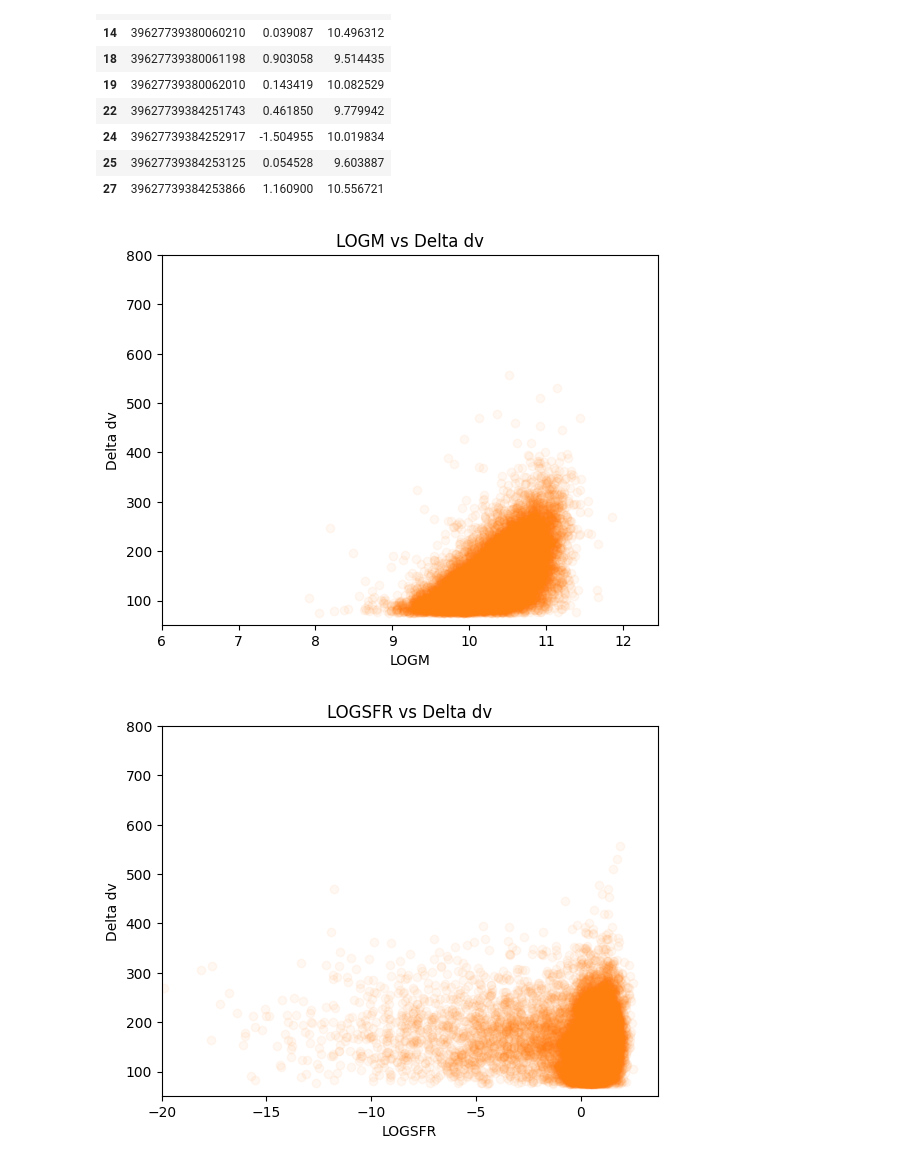
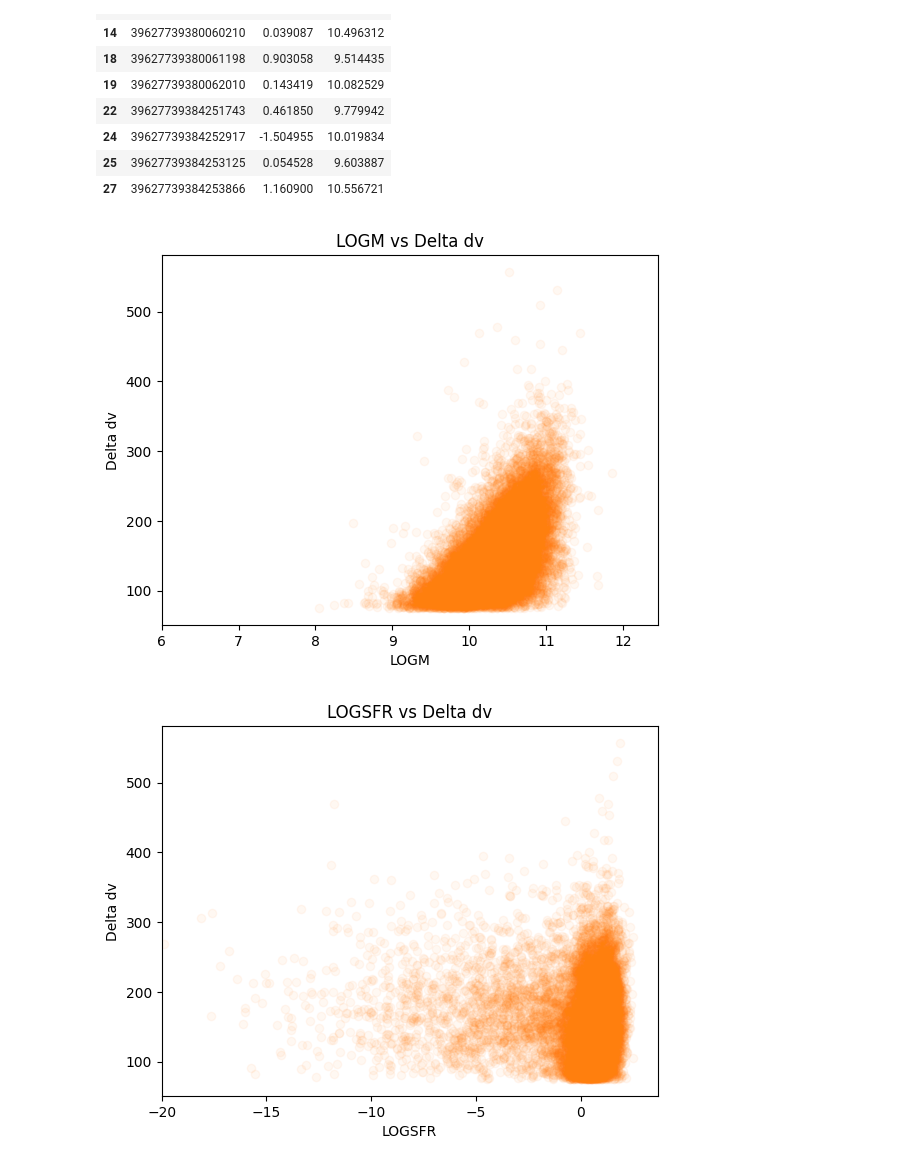
Before and after one commit to hyp0515/searching_inflow, a Jupyter notebook: analyze_dp.ipynb, the cells around one changed output. Saved outputs shown, nothing was run; the diff lists cells and outputs as text; code cells hidden in the pictures.

```diff
--- a/analyze_dp.ipynb
+++ b/analyze_dp.ipynb
@@ -224,7 +224,7 @@ color_data      = fits.open('/Users/hyp0515/data/0715_Spring_half_BGS_BRIGHT_cat
 cigale_data     = fits.open('/Users/hyp0515/data/IronPhysProp_v1.2_extracted.fits')
 fastspecfit     = fits.open('/Users/hyp0515/data/0715_Spring_half_BGS_BRIGHT_catalog_fastspecfit.fits')
 
-SPECTRA = Spectrum(spectra_data, color_data, cigale_data, fastspecfit, load_targetID=read_ids('dp_samples_ids.txt'))
+SPECTRA = Spectrum(spectra_data, cigale_data, fastspecfit, load_targetID=read_ids('dp_samples_ids.txt'))
 # %%
 display(SPECTRA.df[['TARGETID','LOGSFR', 'LOGM']].head(10))
 # %% [output]
@@ -271,22 +271,22 @@ plt.xlabel('LOGM')
 plt.ylabel('Delta dv')
 plt.title('LOGM vs Delta dv')
 plt.xlim(left=6)
-plt.ylim(top=800)
+# plt.ylim(top=800)
 # plt.savefig('./figures/Jan2/LOGM_vs_Delta_dv_dp_samples.png')
 plt.show()
 # %% [output]
-[figure, old version]
+[figure, new version]
 # %%
 plt.scatter(dp_sample['LOGSFR'], dp_sample['delta_dv'], alpha=0.05, color='C1')
 plt.xlabel('LOGSFR')
 plt.ylabel('Delta dv')
 plt.title('LOGSFR vs Delta dv')
 plt.xlim(left=-20)
-plt.ylim(top=800)
+# plt.ylim(top=800)
 # plt.savefig('./figures/Jan2/LOGSFR_vs_Delta_dv_dp_samples.png')
 plt.show()
 # %% [output]
-[figure, old version]
+[figure, new version]
 # %%
 plt.scatter(dp_sample['LOGSFR']-dp_sample['LOGM'], dp_sample['delta_dv'], alpha=0.05, color='C1')
 plt.xlabel('Specific Star Formation Rate (sSFR)')
```
Also changed, not shown: parts of 20 cells of this notebook, 8 other files.
